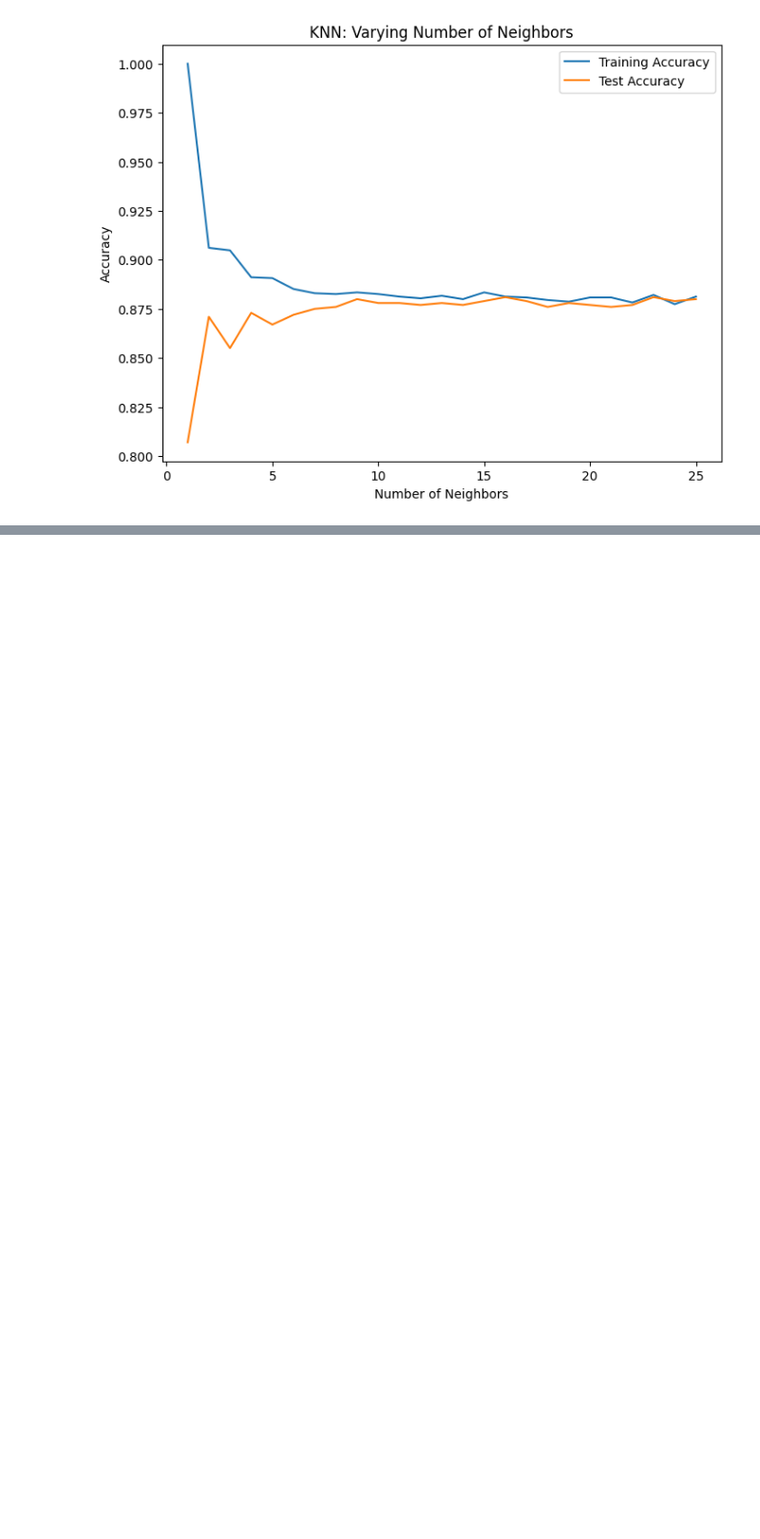
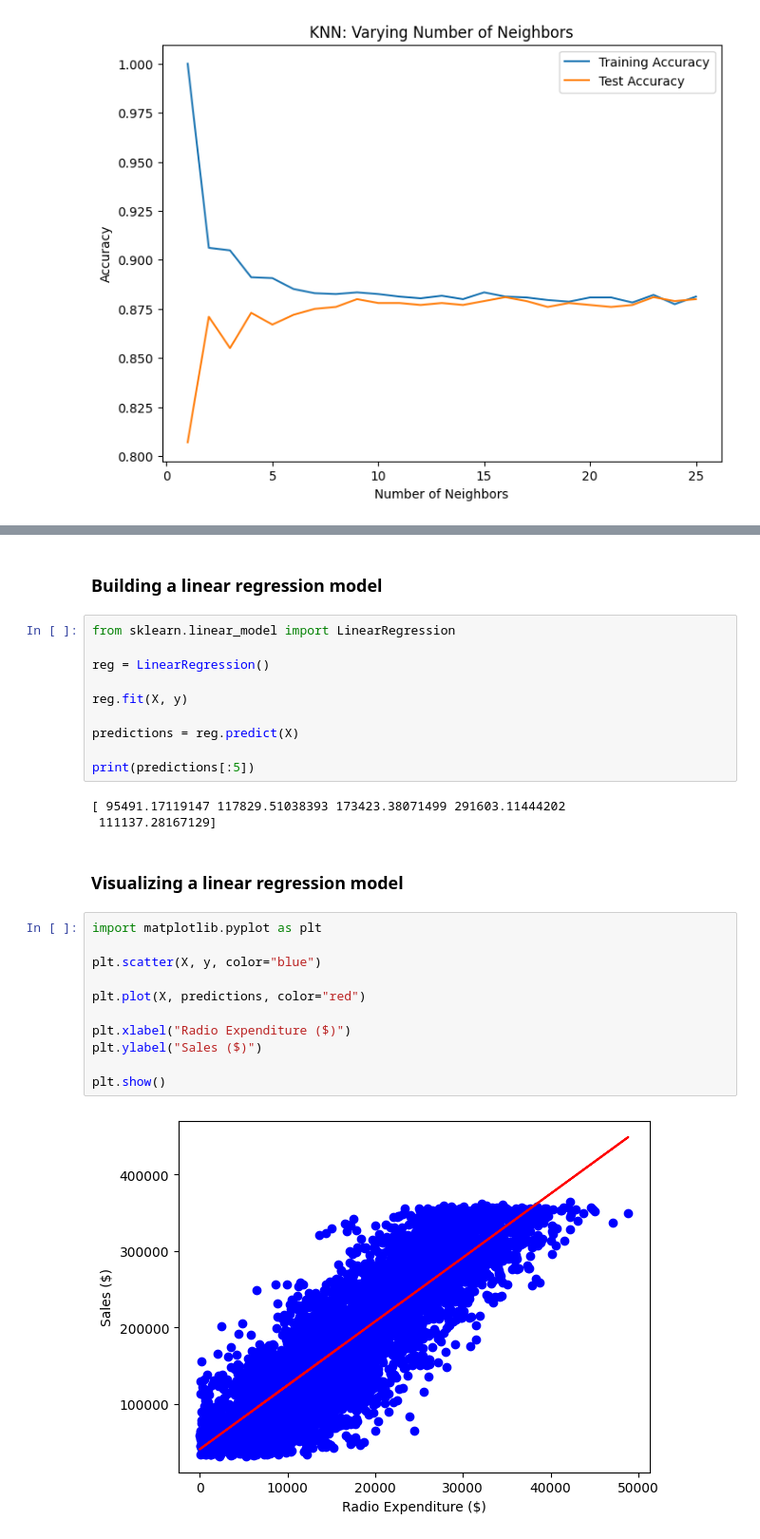
Before and after one commit to khalidbaranzai/machine-learning-using-scikitlearn, a Jupyter notebook: supervised_learning.ipynb, the cells around one changed output, grey strips where cells are left out. Shown at 95% size. Cells and saved outputs as stored; diff of their text form; blank space fills up the shorter version.

```diff
--- a/supervised_learning.ipynb
+++ b/supervised_learning.ipynb
@@ -134,0 +225,30 @@ plt.show()
+# %% [markdown]
+### Building a linear regression model
+# %%
+from sklearn.linear_model import LinearRegression
+
+reg = LinearRegression()
+
+reg.fit(X, y)
+
+predictions = reg.predict(X)
+
+print(predictions[:5])
+# %% [output]
+[ 95491.17119147 117829.51038393 173423.38071499 291603.11444202
+ 111137.28167129]
+# %% [markdown]
+### Visualizing a linear regression model
+# %%
+import matplotlib.pyplot as plt
+
+plt.scatter(X, y, color="blue")
+
+plt.plot(X, predictions, color="red")
+
+plt.xlabel("Radio Expenditure ($)")
+plt.ylabel("Sales ($)")
+
+plt.show()
+# %% [output]
+[figure, added]
```
Also changed, not shown: parts of 18 cells of this notebook.
